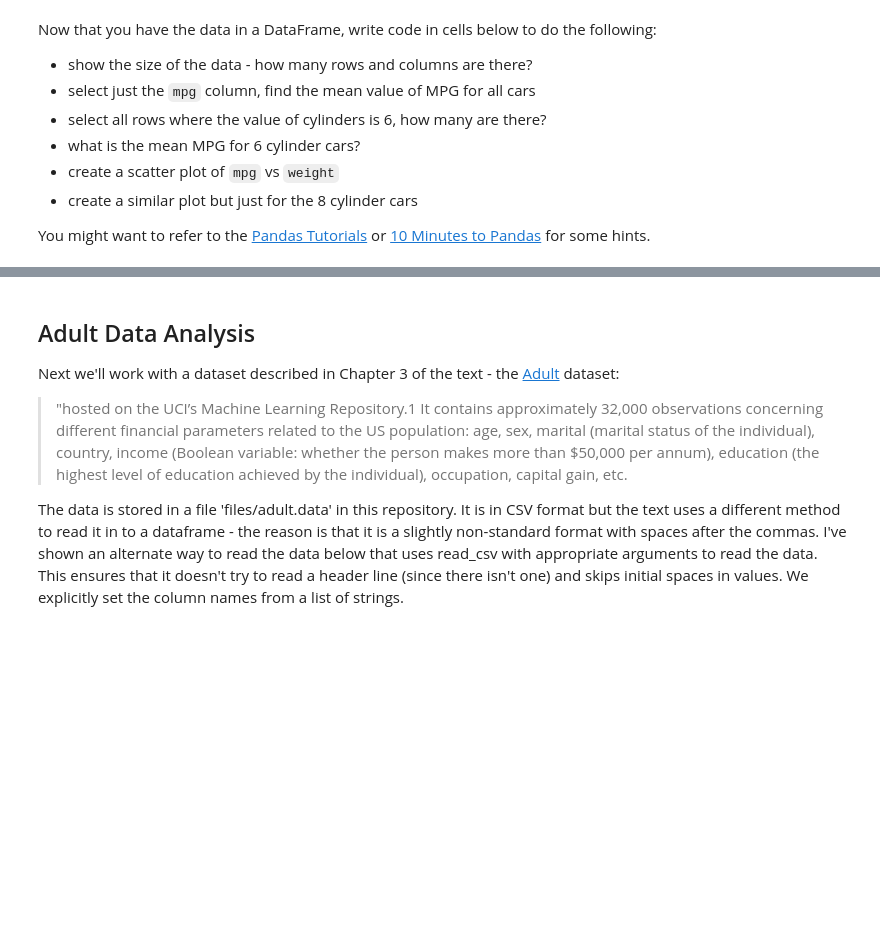
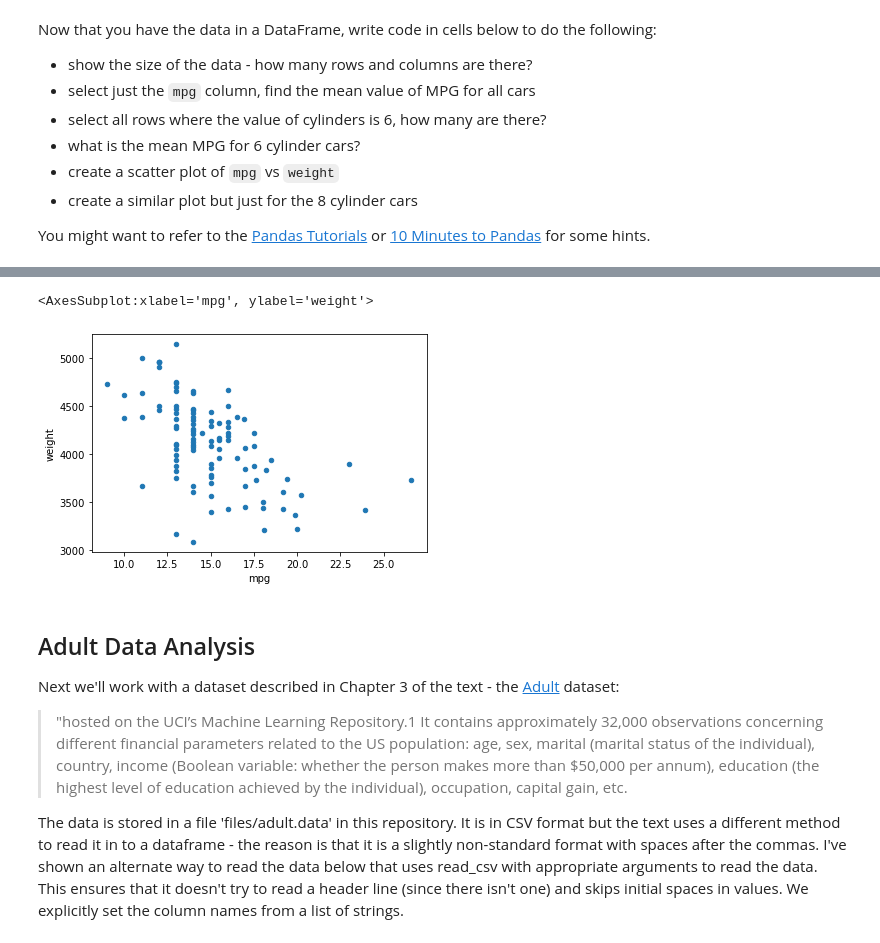
Before and after one commit to wonke2/Data-Science-Workshops, a Jupyter notebook: Workshop Week 3.ipynb, the cells around one changed output, grey strips where cells are left out. Saved outputs shown, nothing was run; the diff lists cells and outputs as text; code cells hidden in the pictures; blank space fills up the shorter version.

```diff
--- a/Workshop Week 3.ipynb
+++ b/Workshop Week 3.ipynb
@@ -37,3 +66,9 @@ You might want to refer to the [Pandas Tutorials](http://pandas.pydata.org/panda
+# %%
+eightCyl = auto.loc[auto['cylinders'] == 8]
+eightCyl.plot(kind = 'scatter', x = 'mpg', y = 'weight')
+# %% [output]
+<AxesSubplot:xlabel='mpg', ylabel='weight'>
+[figure, added]
 # %% [markdown]
 ## Adult Data Analysis
 
```
Also changed, not shown: parts of 31 cells of this notebook.
